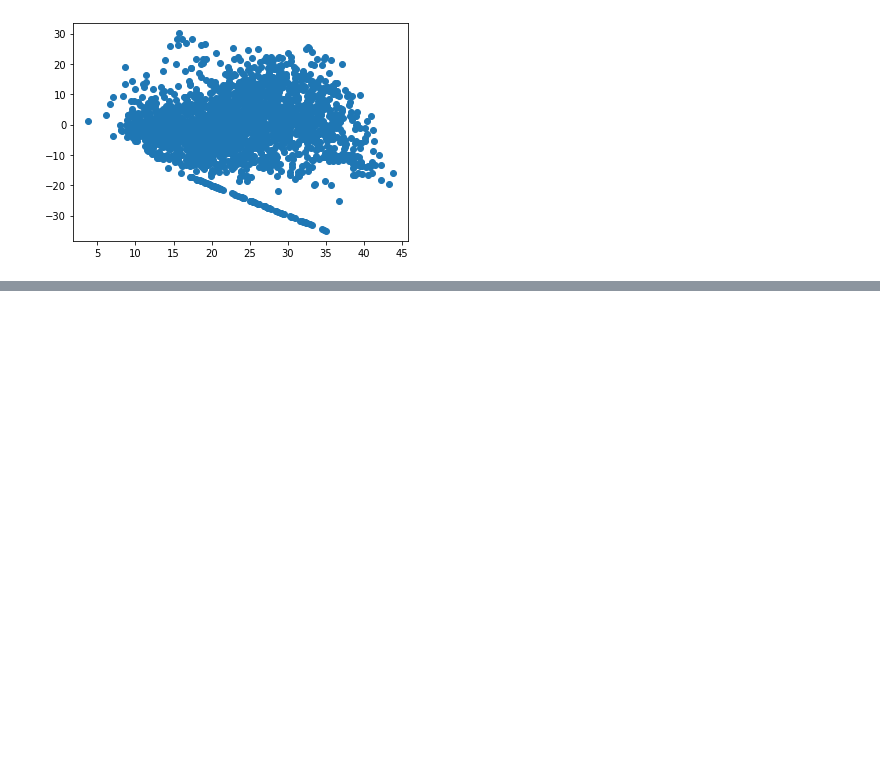
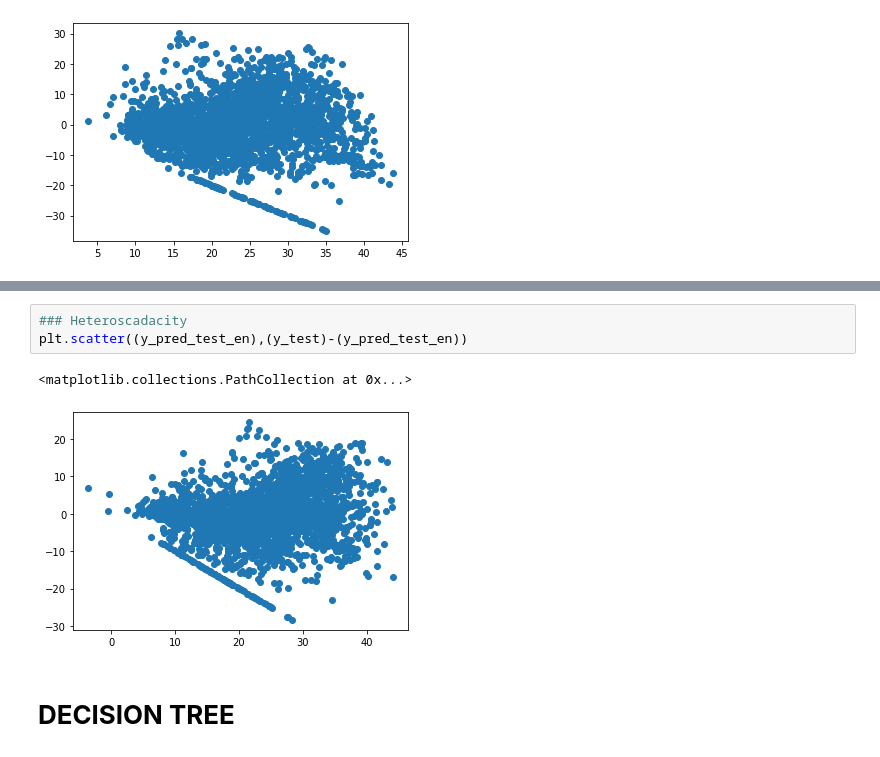
Before and after one commit to jayesh2708/Seoul-Bike-Sharing-Demand-, a Jupyter notebook: Bike_Sharing_Demand_Prediction_Capstone_Project.ipynb, the cells around one changed output, grey strips where cells are left out. Drawn from its saved outputs; the diff is of its cells as text; blank space fills up the shorter version.

```diff
--- a/Bike_Sharing_Demand_Prediction_Capstone_Project.ipynb
+++ b/Bike_Sharing_Demand_Prediction_Capstone_Project.ipynb
@@ -1271,0 +1503,8 @@ plt.scatter((y_pred_test_lasso),(y_test-y_pred_test_lasso))
+# %%
+### Heteroscadacity
+plt.scatter((y_pred_test_en),(y_test)-(y_pred_test_en))
+# %% [output]
+<matplotlib.collections.PathCollection at 0x...>
+[figure, added]
+# %% [markdown]
+# **DECISION TREE**
```
Also changed, not shown: parts of 53 cells of this notebook.
